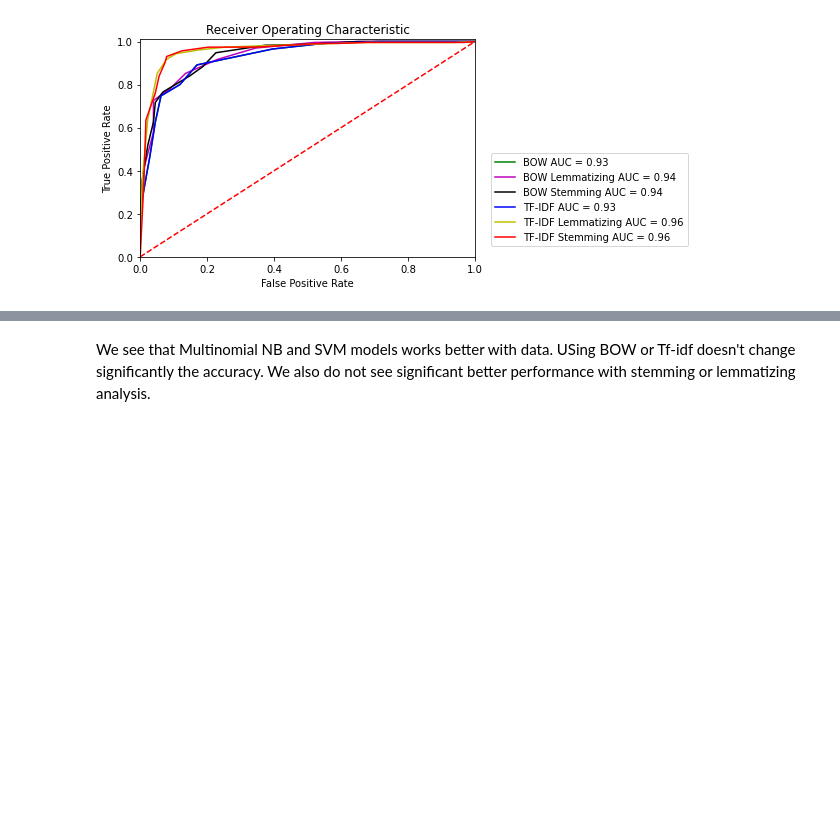
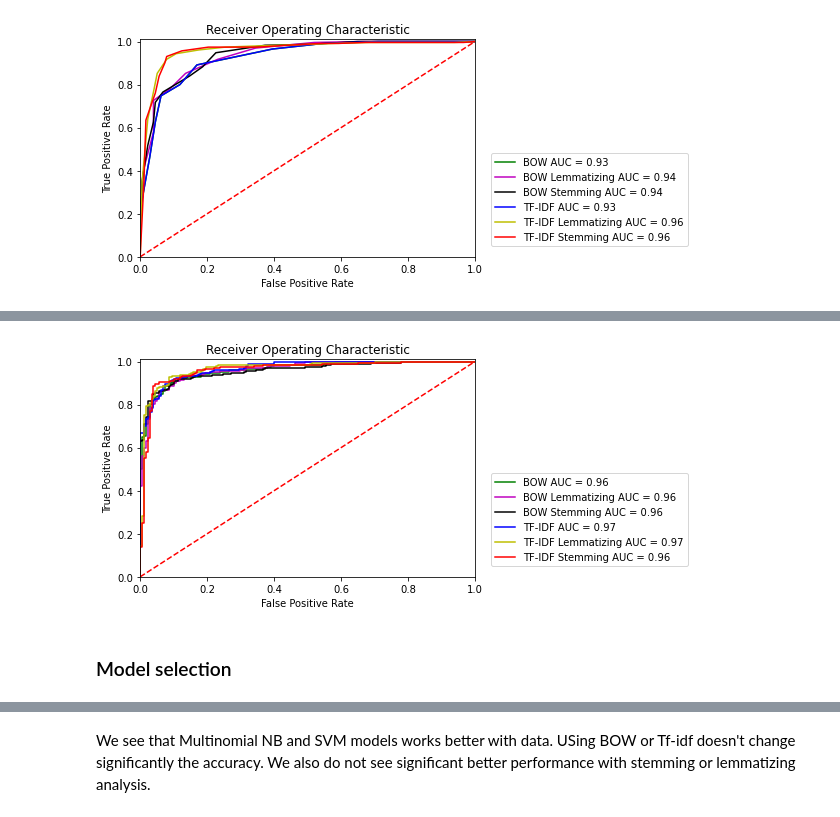
Before and after one commit to isrkan/DataSciencePractice, a Jupyter notebook: Review sentiment analysis.ipynb, the cells around one changed output, grey strips where cells are left out. Saved outputs shown, nothing was run; the diff lists cells and outputs as text; code cells hidden in the pictures; blank space fills up the shorter version.

```diff
--- a/Review sentiment analysis.ipynb
+++ b/Review sentiment analysis.ipynb
@@ -992,0 +1077,36 @@ log_models.loc[len(log_models)] = ['K-Neighbors Classifier','Stemming','TF-IDF',
+# %%
+## ROC curve
+
+#bow
+fpr_bow, tpr_bow, threshold = metrics.roc_curve(y_test_bow, y_pred_proba_bow)
+roc_auc_bow = metrics.auc(fpr_bow, tpr_bow)
+fpr_lemma_bow, tpr_lemma_bow, threshold = metrics.roc_curve(y_test_lemma_bow, y_pred_proba_lemma_bow)
+roc_auc_lemma_bow = metrics.auc(fpr_lemma_bow, tpr_lemma_bow)
+fpr_stem_bow, tpr_stem_bow, threshold = metrics.roc_curve(y_test_stem_bow, y_pred_proba_stem_bow)
+roc_auc_stem_bow = metrics.auc(fpr_stem_bow, tpr_stem_bow)
+
+#tfidf
+fpr_tfidf, tpr_tfidf, threshold = metrics.roc_curve(y_test_tfidf, y_pred_proba_tfidf)
+roc_auc_tfidf = metrics.auc(fpr_tfidf, tpr_tfidf)
+fpr_lemma_tfidf, tpr_lemma_tfidf, threshold = metrics.roc_curve(y_test_lemma_tfidf, y_pred_proba_lemma_tfidf)
+roc_auc_lemma_tfidf = metrics.auc(fpr_lemma_tfidf, tpr_lemma_tfidf)
+fpr_stem_tfidf, tpr_stem_tfidf, threshold = metrics.roc_curve(y_test_stem_tfidf, y_pred_proba_stem_tfidf)
+roc_auc_stem_tfidf = metrics.auc(fpr_stem_tfidf, tpr_stem_tfidf)
+
+# method I: plt
+plt.title('Receiver Operating Characteristic')
+plt.plot(fpr_bow, tpr_bow, 'g', label = 'BOW AUC = %0.2f' % roc_auc_bow)
+plt.plot(fpr_lemma_bow, tpr_lemma_bow, 'm', label = 'BOW Lemmatizing AUC = %0.2f' % roc_auc_lemma_bow)
+plt.plot(fpr_stem_bow, tpr_stem_bow, 'k', label = 'BOW Stemming AUC = %0.2f' % roc_auc_stem_bow)
+plt.plot(fpr_tfidf, tpr_tfidf, 'b', label = 'TF-IDF AUC = %0.2f' % roc_auc_tfidf)
+plt.plot(fpr_lemma_tfidf, tpr_lemma_tfidf, 'y', label = 'TF-IDF Lemmatizing AUC = %0.2f' % roc_auc_lemma_tfidf)
+plt.plot(fpr_stem_tfidf, tpr_stem_tfidf, 'r', label = 'TF-IDF Stemming AUC = %0.2f' % roc_auc_stem_tfidf)
+plt.legend(bbox_to_anchor=(1.65, 0.5))
+plt.plot([0, 1], [0, 1],'r--')
+plt.xlim([0, 1])
+plt.ylim([0, 1.01])
+plt.ylabel('True Positive Rate')
+plt.xlabel('False Positive Rate')
+plt.show()
+# %% [output]
+[figure, added]
@@ -993,3 +1120,5 @@ log_models.loc[len(log_models)] = ['K-Neighbors Classifier','Stemming','TF-IDF',
+# %% [markdown]
+### Model selection
 # %%
 # Present accuracy and AUC of all the models
 log_models.sort_values(by="Accuracy",ascending=False)
```
Also changed, not shown: parts of 21 cells of this notebook.
